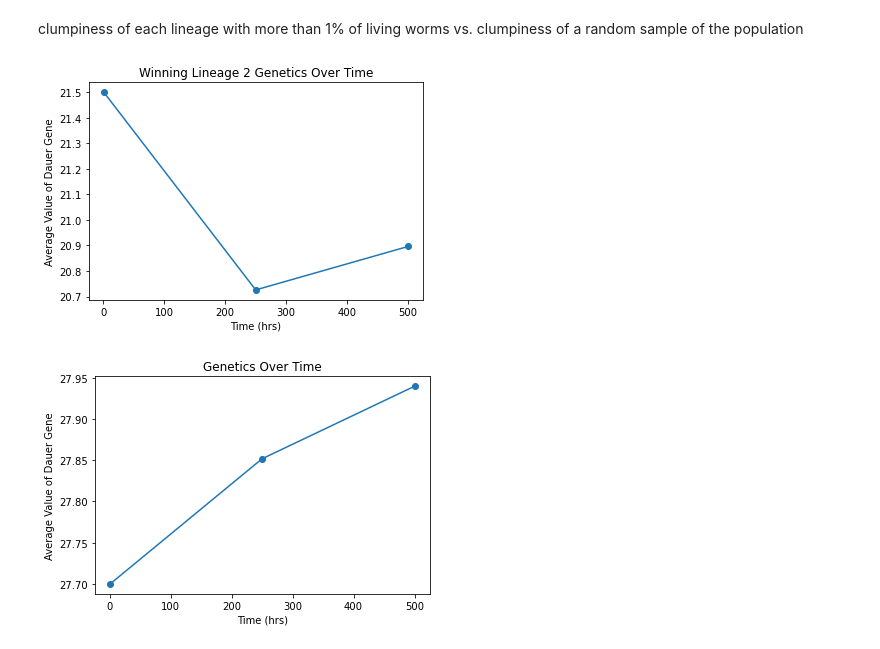
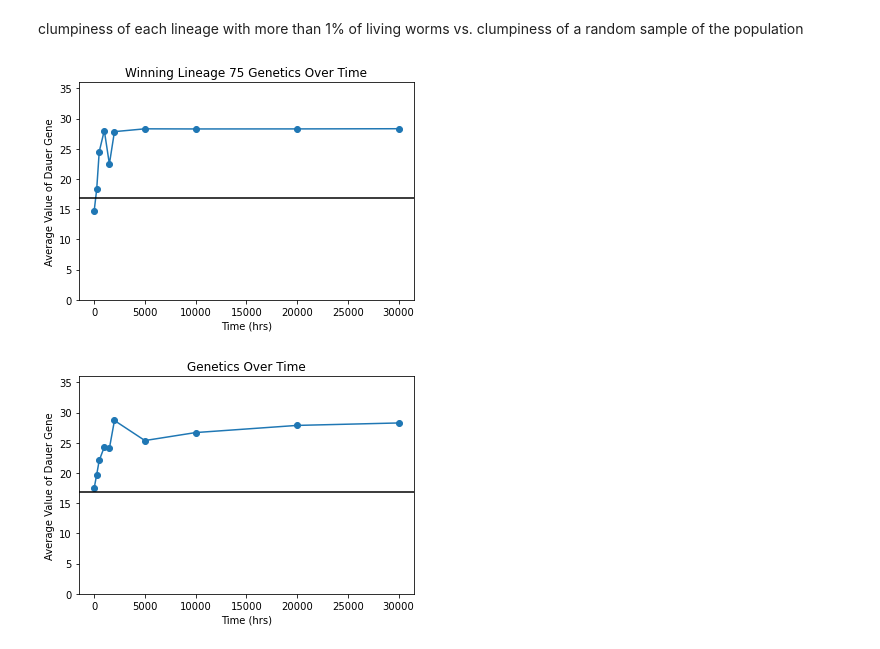
Before and after one commit to RachelGoodridge/life_history_sim, a Jupyter notebook: Worms_Life_Model.ipynb, the cells around one changed output. Saved outputs shown, nothing was run; the diff lists cells and outputs as text; code cells hidden in the pictures.

```diff
--- a/Worms_Life_Model.ipynb
+++ b/Worms_Life_Model.ipynb
@@ -33,8 +33,7 @@ D:\experiments\test_run_4
 # %% [markdown]
 set the working directory
 # %%
-#time_saved = [1,250,500,1000,1500,2000,5000,10000,20000,30000]
-time_saved = [1,250,500]
+time_saved = [1,250,500,1000,1500,2000,5000,10000,20000,30000]
 # %%
 my_data = [RG.open_pickle(i) for i in time_saved]
 # %%
@@ -90,5 +93,5 @@ adult : 0.0
 # %%
 display(HTML("<style>div.output_scroll { height: 35em; }</style>"))
-RG.stage_time(my_data[-1]["stage_list"], my_data[-1]["p_to_i"], my_data[-1]["array"], my_data[-1]["par"])
+L2d_avg = RG.stage_time(my_data[-1]["stage_list"], my_data[-1]["p_to_i"], my_data[-1]["array"], my_data[-1]["par"])
 # %% [output]
 Average Time Spent Per Stage (hrs)
@@ -191,12 +185,12 @@ for i in range(len(time_saved)):
 # %% [markdown]
 clumpiness of each lineage with more than 1% of living worms vs. clumpiness of a random sample of the population
 # %%
-RG.dauer_over_time(save=time_saved)
+RG.dauer_over_time(my_data[-1]["par"], L2d_avg, time_saved)
 # %% [output]
-[figure, old version]
+[figure, new version]
 # %%
-RG.all_dauer_over_time(save=time_saved)
+RG.all_dauer_over_time(my_data[-1]["par"], L2d_avg, time_saved)
 # %% [output]
-[figure, old version]
+[figure, new version]
 # %%
 winsound.Beep(1800,500)
```
Also changed, not shown: parts of 22 cells of this notebook.
